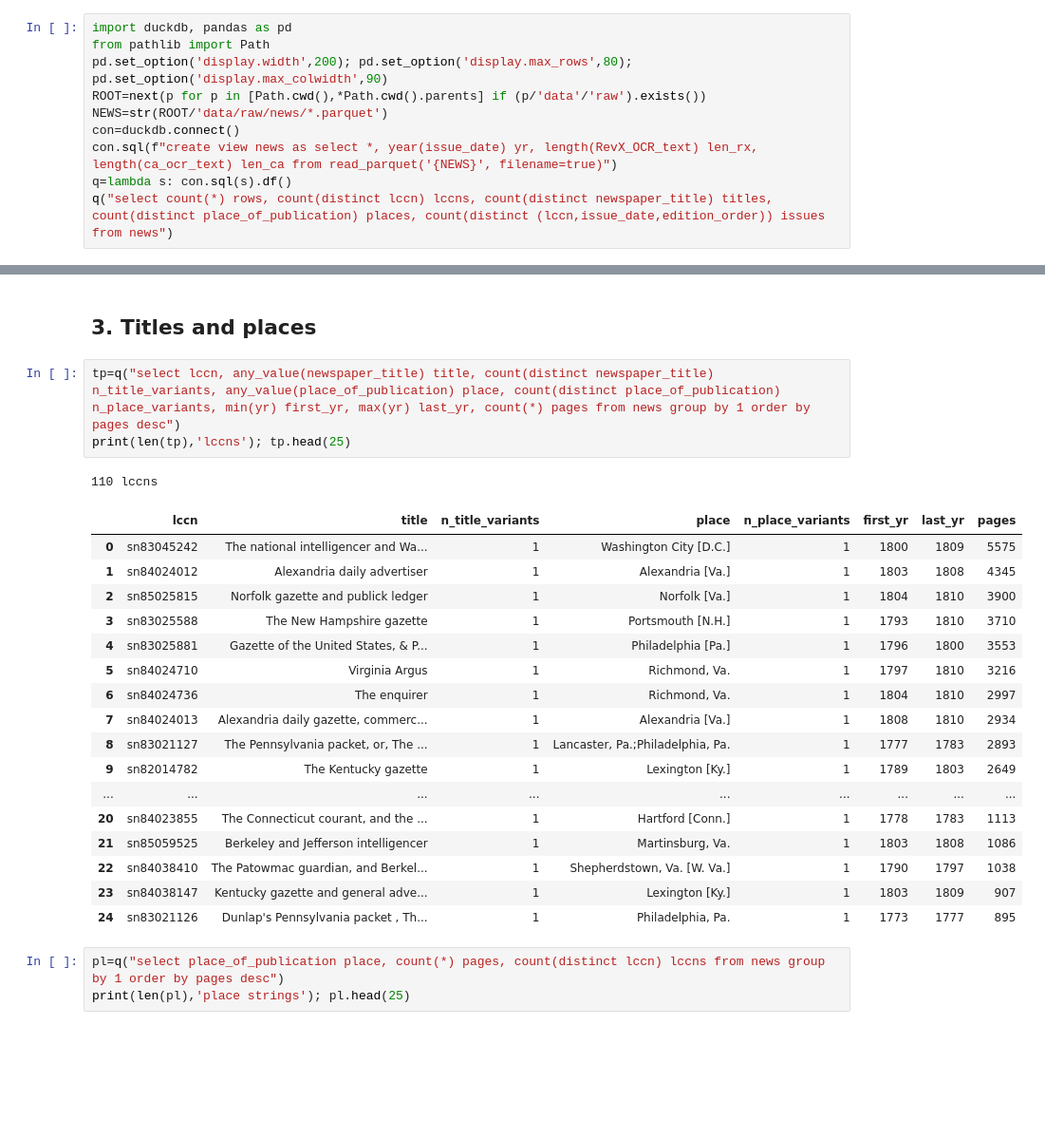
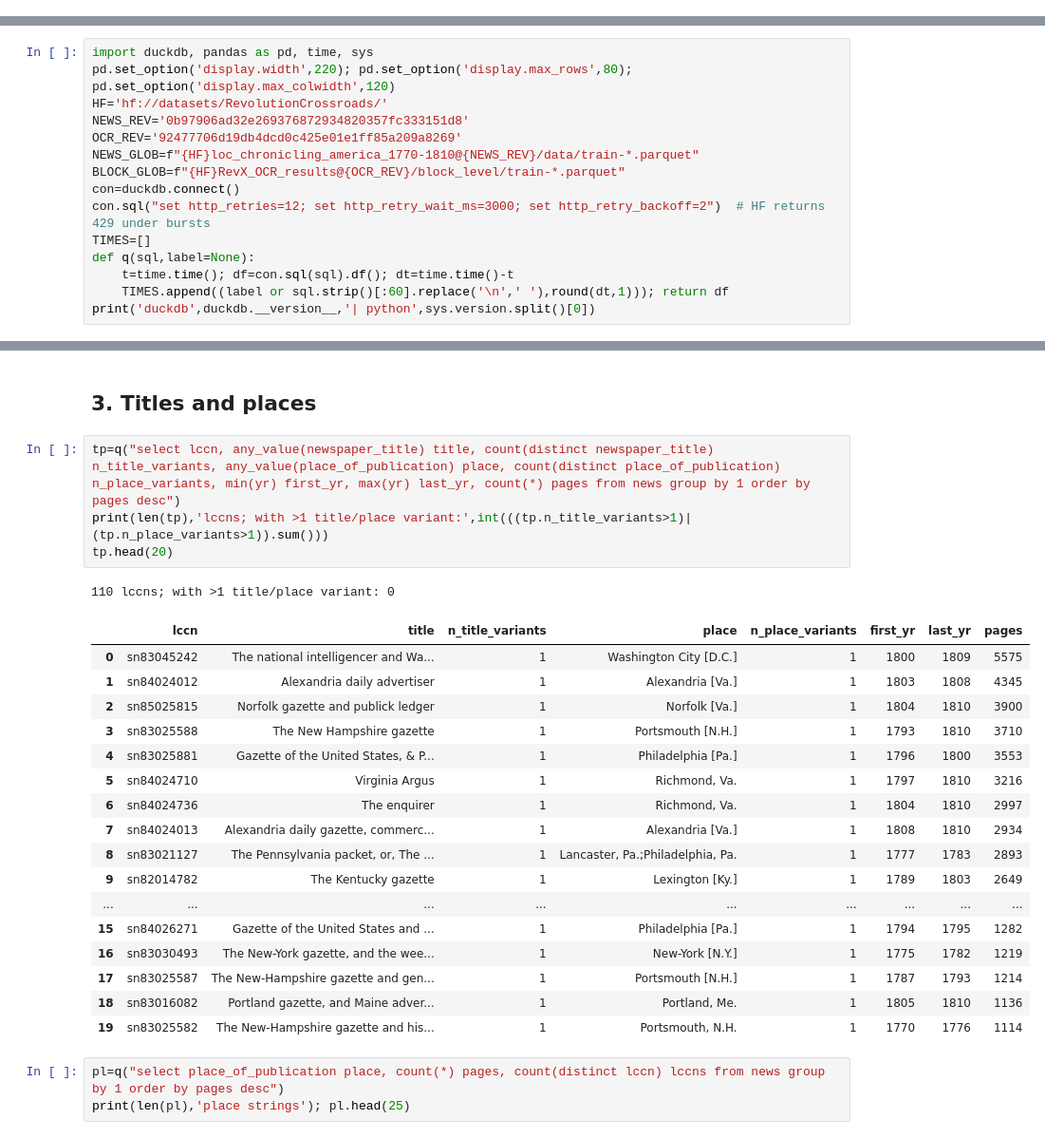
Before and after one commit to larawashington-PGDV5200/revolutionary-xroads, a Jupyter notebook: rx-pipeline/notebooks/S2_profile_news.ipynb, the cells around one changed output, grey strips where cells are left out. Shown at 95% size. Cells and saved outputs as stored; diff of their text form; blank space fills up the shorter version.

```diff
--- a/rx-pipeline/notebooks/S2_profile_news.ipynb
+++ b/rx-pipeline/notebooks/S2_profile_news.ipynb
@@ -6,10 +0,0 @@ Source: `loc_chronicling_america_1770-1810`, revision `0b97906a…` (see `data/r
-# %%
-import duckdb, pandas as pd
-from pathlib import Path
-pd.set_option('display.width',200); pd.set_option('display.max_rows',80); pd.set_option('display.max_colwidth',90)
-ROOT=next(p for p in [Path.cwd(),*Path.cwd().parents] if (p/'data'/'raw').exists())
-NEWS=str(ROOT/'data/raw/news/*.parquet')
-con=duckdb.connect()
-con.sql(f"create view news as select *, year(issue_date) yr, length(RevX_OCR_text) len_rx, length(ca_ocr_text) len_ca from read_parquet('{NEWS}', filename=true)")
-q=lambda s: con.sql(s).df()
-q("select count(*) rows, count(distinct lccn) lccns, count(distinct newspaper_title) titles, count(distinct place_of_publication) places, count(distinct (lccn,issue_date,edition_order)) issues from news")
@@ -20,0 +9,15 @@ q("select count(*) rows, count(distinct lccn) lccns, count(distinct newspaper_ti
+# %%
+import duckdb, pandas as pd, time, sys
+pd.set_option('display.width',220); pd.set_option('display.max_rows',80); pd.set_option('display.max_colwidth',120)
+HF='hf://datasets/RevolutionCrossroads/'
+NEWS_REV='0b97906ad32e269376872934820357fc333151d8'
+OCR_REV='92477706d19db4dcd0c425e01e1ff85a209a8269'
+NEWS_GLOB=f"{HF}loc_chronicling_america_1770-1810@{NEWS_REV}/data/train-*.parquet"
+BLOCK_GLOB=f"{HF}RevX_OCR_results@{OCR_REV}/block_level/train-*.parquet"
+con=duckdb.connect()
+con.sql("set http_retries=12; set http_retry_wait_ms=3000; set http_retry_backoff=2")  # HF returns 429 under bursts
+TIMES=[]
+def q(sql,label=None):
+    t=time.time(); df=con.sql(sql).df(); dt=time.time()-t
+    TIMES.append((label or sql.strip()[:60].replace('\n',' '),round(dt,1))); return df
+print('duckdb',duckdb.__version__,'| python',sys.version.split()[0])
@@ -83,26 +96,27 @@ range [Timestamp('1770-01-05 00:00:00'), Timestamp('1810-12-31 00:00:00')]
 ## 3. Titles and places
 # %%
 tp=q("select lccn, any_value(newspaper_title) title, count(distinct newspaper_title) n_title_variants, any_value(place_of_publication) place, count(distinct place_of_publication) n_place_variants, min(yr) first_yr, max(yr) last_yr, count(*) pages from news group by 1 order by pages desc")
-print(len(tp),'lccns'); tp.head(25)
+print(len(tp),'lccns; with >1 title/place variant:',int(((tp.n_title_variants>1)|(tp.n_place_variants>1)).sum()))
+tp.head(20)
 # %% [output]
-110 lccns
+110 lccns; with >1 title/place variant: 0
 |  | lccn | title | n_title_variants | place | n_place_variants | first_yr | last_yr | pages |
 | 0 | sn83045242 | The national intelligencer and Wa... | 1 | Washington City [D.C.] | 1 | 1800 | 1809 | 5575 |
 | 1 | sn84024012 | Alexandria daily advertiser | 1 | Alexandria [Va.] | 1 | 1803 | 1808 | 4345 |
 | 2 | sn85025815 | Norfolk gazette and publick ledger | 1 | Norfolk [Va.] | 1 | 1804 | 1810 | 3900 |
 | 3 | sn83025588 | The New Hampshire gazette | 1 | Portsmouth [N.H.] | 1 | 1793 | 1810 | 3710 |
 | 4 | sn83025881 | Gazette of the United States, & P... | 1 | Philadelphia [Pa.] | 1 | 1796 | 1800 | 3553 |
 | 5 | sn84024710 | Virginia Argus | 1 | Richmond, Va. | 1 | 1797 | 1810 | 3216 |
 | 6 | sn84024736 | The enquirer | 1 | Richmond, Va. | 1 | 1804 | 1810 | 2997 |
 | 7 | sn84024013 | Alexandria daily gazette, commerc... | 1 | Alexandria [Va.] | 1 | 1808 | 1810 | 2934 |
 | 8 | sn83021127 | The Pennsylvania packet, or, The ... | 1 | Lancaster, Pa.;Philadelphia, Pa. | 1 | 1777 | 1783 | 2893 |
 | 9 | sn82014782 | The Kentucky gazette | 1 | Lexington [Ky.] | 1 | 1789 | 1803 | 2649 |
 | ... | ... | ... | ... | ... | ... | ... | ... | ... |
-| 20 | sn84023855 | The Connecticut courant, and the ... | 1 | Hartford [Conn.] | 1 | 1778 | 1783 | 1113 |
-| 21 | sn85059525 | Berkeley and Jefferson intelligencer | 1 | Martinsburg, Va. | 1 | 1803 | 1808 | 1086 |
-| 22 | sn84038410 | The Patowmac guardian, and Berkel... | 1 | Shepherdstown, Va. [W. Va.] | 1 | 1790 | 1797 | 1038 |
-| 23 | sn84038147 | Kentucky gazette and general adve... | 1 | Lexington [Ky.] | 1 | 1803 | 1809 | 907 |
-| 24 | sn83021126 | Dunlap's Pennsylvania packet , Th... | 1 | Philadelphia, Pa. | 1 | 1773 | 1777 | 895 |
+| 15 | sn84026271 | Gazette of the United States and ... | 1 | Philadelphia [Pa.] | 1 | 1794 | 1795 | 1282 |
+| 16 | sn83030493 | The New-York gazette, and the wee... | 1 | New-York [N.Y.] | 1 | 1775 | 1782 | 1219 |
+| 17 | sn83025587 | The New-Hampshire gazette and gen... | 1 | Portsmouth [N.H.] | 1 | 1787 | 1793 | 1214 |
+| 18 | sn83016082 | Portland gazette, and Maine adver... | 1 | Portland, Me. | 1 | 1805 | 1810 | 1136 |
+| 19 | sn83025582 | The New-Hampshire gazette and his... | 1 | Portsmouth, N.H. | 1 | 1770 | 1776 | 1114 |
 # %%
 pl=q("select place_of_publication place, count(*) pages, count(distinct lccn) lccns from news group by 1 order by pages desc")
 print(len(pl),'place strings'); pl.head(25)
```
Also changed, not shown: parts of 53 cells of this notebook, 16 other files.
